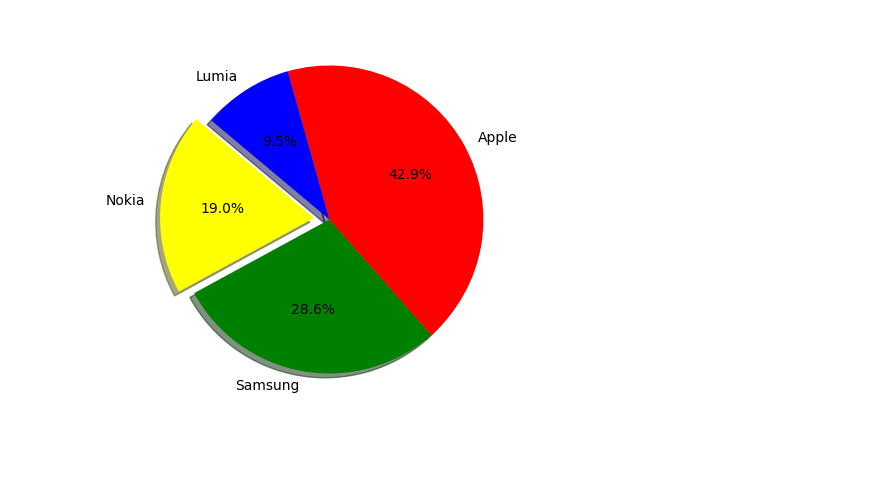
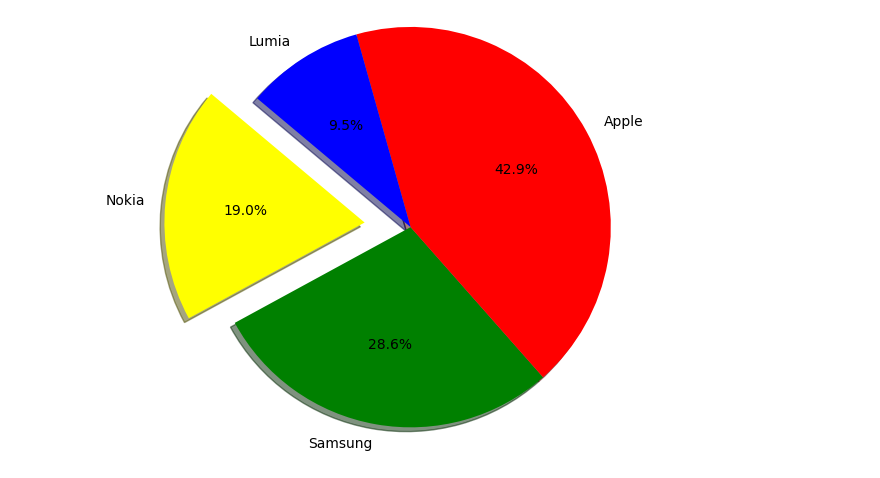
Before and after one commit to shadow40744398/__2024_05_05_sunday-__, a Jupyter notebook: lesson14/lesson14_HWK.ipynb, the cells around one changed output. Drawn from its saved outputs; the diff is of its cells as text; code cells hidden in the pictures; blank space fills up the shorter version.

```diff
--- a/lesson14/lesson14_HWK.ipynb
+++ b/lesson14/lesson14_HWK.ipynb
@@ -1,20 +1,28 @@
 # %%
 import matplotlib.pyplot as plt
 
 def main():
         labels = ['Nokia', 'Samsung', 'Apple', 'Lumia']
         values = [20, 30, 45, 10]
         colors =['yellow', 'green', 'red', 'blue']
 
-        explode = (0.1, 0, 0, 0)  # 仅分离第一个部分（Nokia）
+        explode = (0.3, 0, 0, 0)  # 仅分离第一个部分（Nokia）
 
-        # 绘制饼图，使用不同参数
+        # fig= figure绘制饼图，使用不同参数
         figure = plt.figure(figsize=(5,5))
         axes = figure.add_subplot(1,1,1)
-        axes.pie(values, labels=labels, colors=colors, autopct='%1.1f%%', startangle=140, shadow=True, explode=explode)
+        axes.pie(
+                 values,
+                 labels=labels,
+                 colors=colors,
+                 autopct='%1.1f%%',
+                 startangle=140,
+                 shadow=True,
+                 explode=explode,
+                 radius=1.3)#半徑
         plt.show()
 
 if __name__ == "__main__":
 	main()
 # %% [output]
-[figure, old version]
+[figure, new version]
```
Also changed, not shown: 6 other files.
